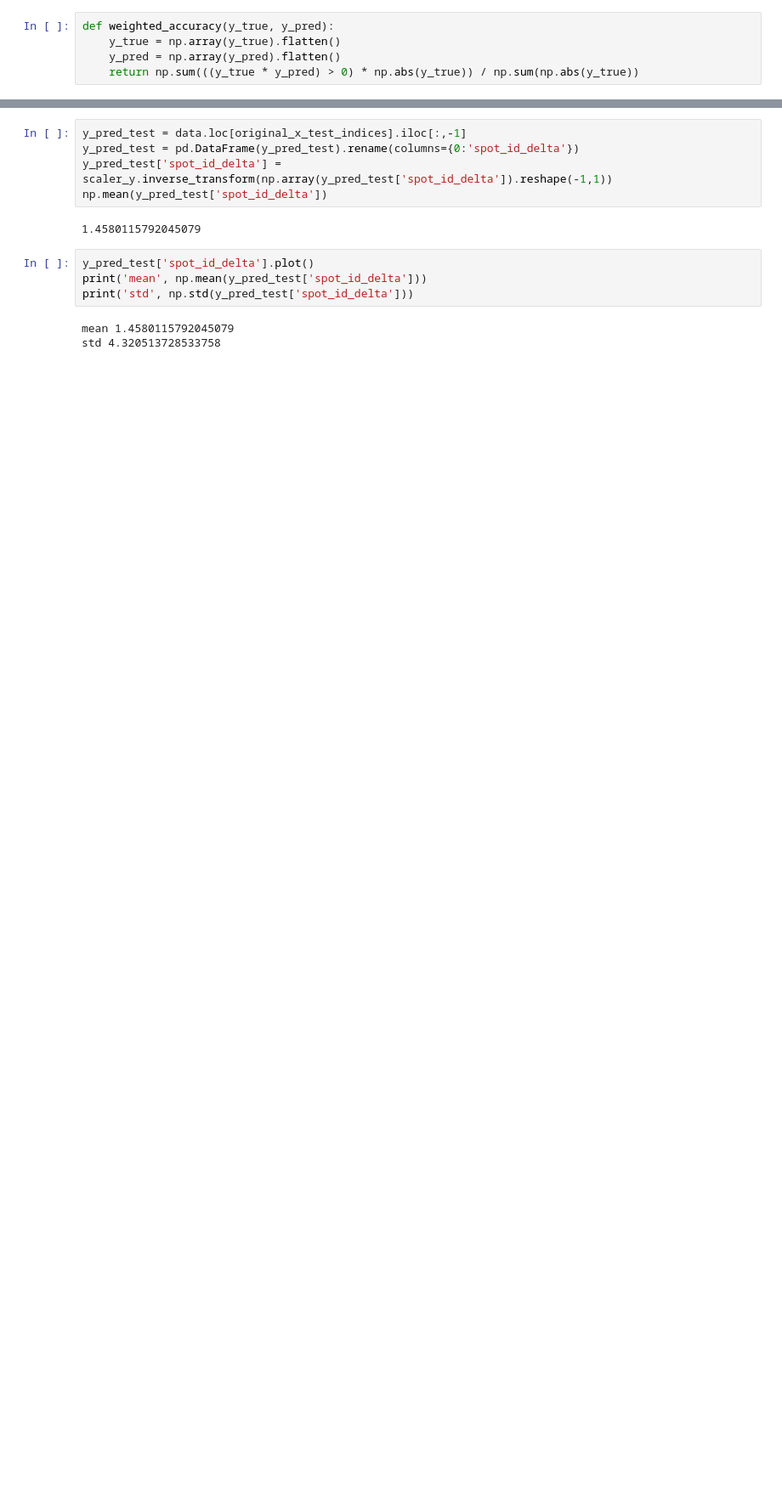
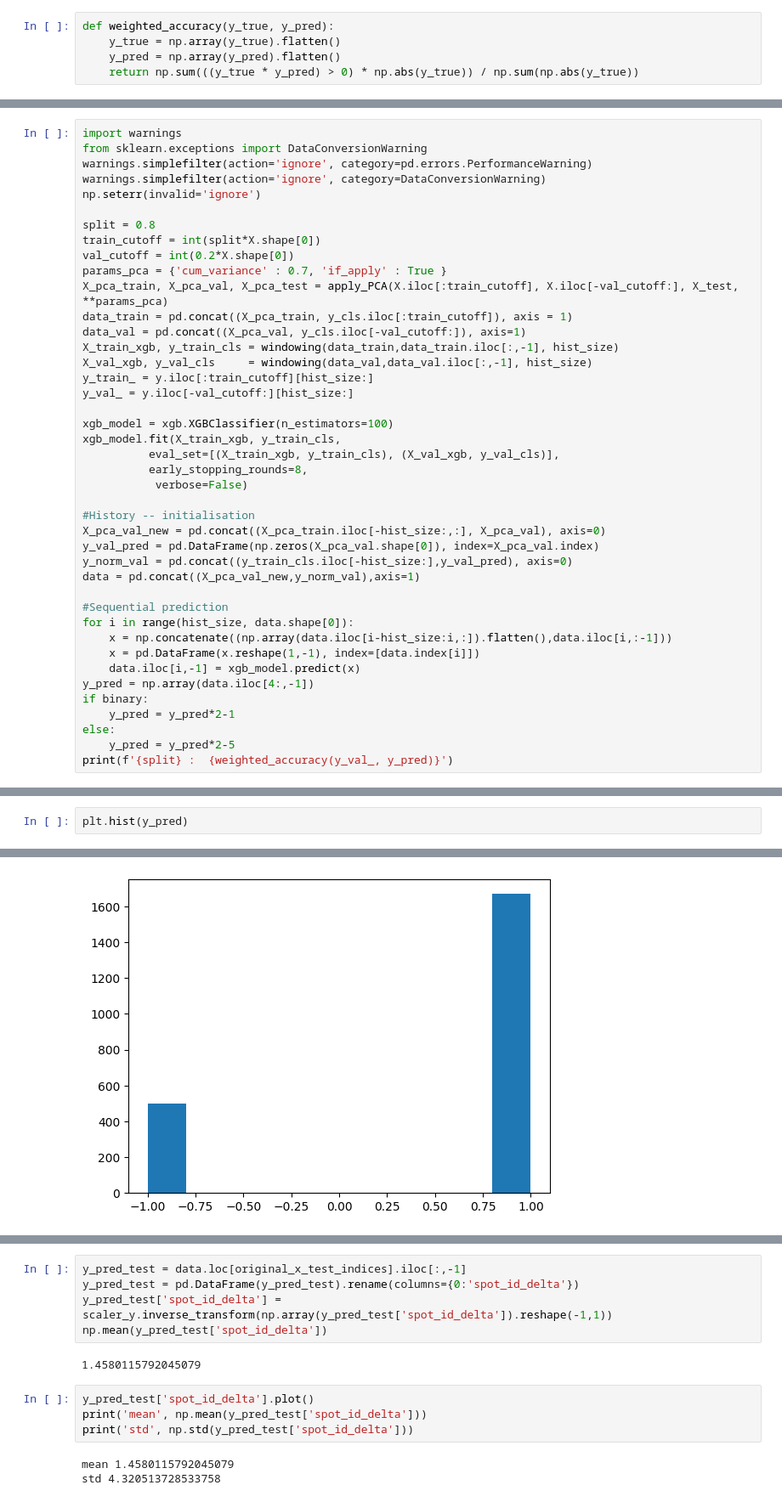
Before and after one commit to nour-m-bouayed/data_challenge_elmy, a Jupyter notebook: notebooks/data-challenge-elmy.ipynb, the cells around one changed output, grey strips where cells are left out. Shown at 85% size. Cells and saved outputs as stored; diff of their text form; blank space fills up the shorter version.

```diff
--- a/notebooks/data-challenge-elmy.ipynb
+++ b/notebooks/data-challenge-elmy.ipynb
@@ -868,0 +891,42 @@ On test set
+# %%
+import warnings
+from sklearn.exceptions import DataConversionWarning
+warnings.simplefilter(action='ignore', category=pd.errors.PerformanceWarning)
+warnings.simplefilter(action='ignore', category=DataConversionWarning)
+np.seterr(invalid='ignore')
+
+split = 0.8
+train_cutoff = int(split*X.shape[0])
+val_cutoff = int(0.2*X.shape[0])
+params_pca = {'cum_variance' : 0.7, 'if_apply' : True }
+X_pca_train, X_pca_val, X_pca_test = apply_PCA(X.iloc[:train_cutoff], X.iloc[-val_cutoff:], X_test, **params_pca)
+data_train = pd.concat((X_pca_train, y_cls.iloc[:train_cutoff]), axis = 1)
+data_val = pd.concat((X_pca_val, y_cls.iloc[-val_cutoff:]), axis=1)
+X_train_xgb, y_train_cls = windowing(data_train,data_train.iloc[:,-1], hist_size)
+X_val_xgb, y_val_cls     = windowing(data_val,data_val.iloc[:,-1], hist_size)
+y_train_ = y.iloc[:train_cutoff][hist_size:]
+y_val_ = y.iloc[-val_cutoff:][hist_size:]
+
+xgb_model = xgb.XGBClassifier(n_estimators=100)
+xgb_model.fit(X_train_xgb, y_train_cls,
+          eval_set=[(X_train_xgb, y_train_cls), (X_val_xgb, y_val_cls)],
+          early_stopping_rounds=8,
+           verbose=False)
+
+#History -- initialisation
+X_pca_val_new = pd.concat((X_pca_train.iloc[-hist_size:,:], X_pca_val), axis=0)
+y_val_pred = pd.DataFrame(np.zeros(X_pca_val.shape[0]), index=X_pca_val.index)
+y_norm_val = pd.concat((y_train_cls.iloc[-hist_size:],y_val_pred), axis=0)
+data = pd.concat((X_pca_val_new,y_norm_val),axis=1)
+
+#Sequential prediction
+for i in range(hist_size, data.shape[0]):
+    x = np.concatenate((np.array(data.iloc[i-hist_size:i,:]).flatten(),data.iloc[i,:-1]))
+    x = pd.DataFrame(x.reshape(1,-1), index=[data.index[i]])
+    data.iloc[i,-1] = xgb_model.predict(x)
+y_pred = np.array(data.iloc[4:,-1])
+if binary:
+    y_pred = y_pred*2-1
+else:
+    y_pred = y_pred*2-5
+print(f'{split} :  {weighted_accuracy(y_val_, y_pred)}')
@@ -868,0 +939,3 @@ On test set
+# %%
+plt.hist(y_pred)
+# %% [output]
@@ -868,0 +946 @@ On test set
+[figure, added]
```
Also changed, not shown: parts of 100 cells of this notebook, 1 other file.
